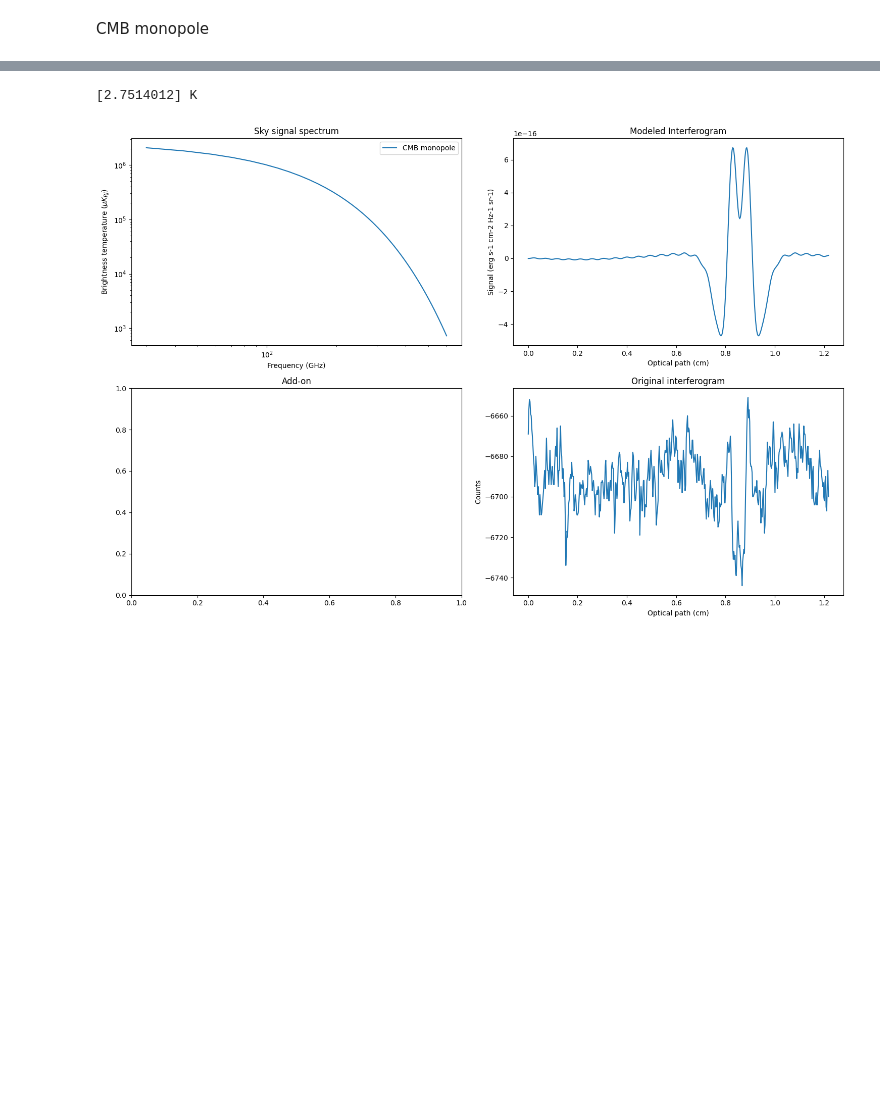
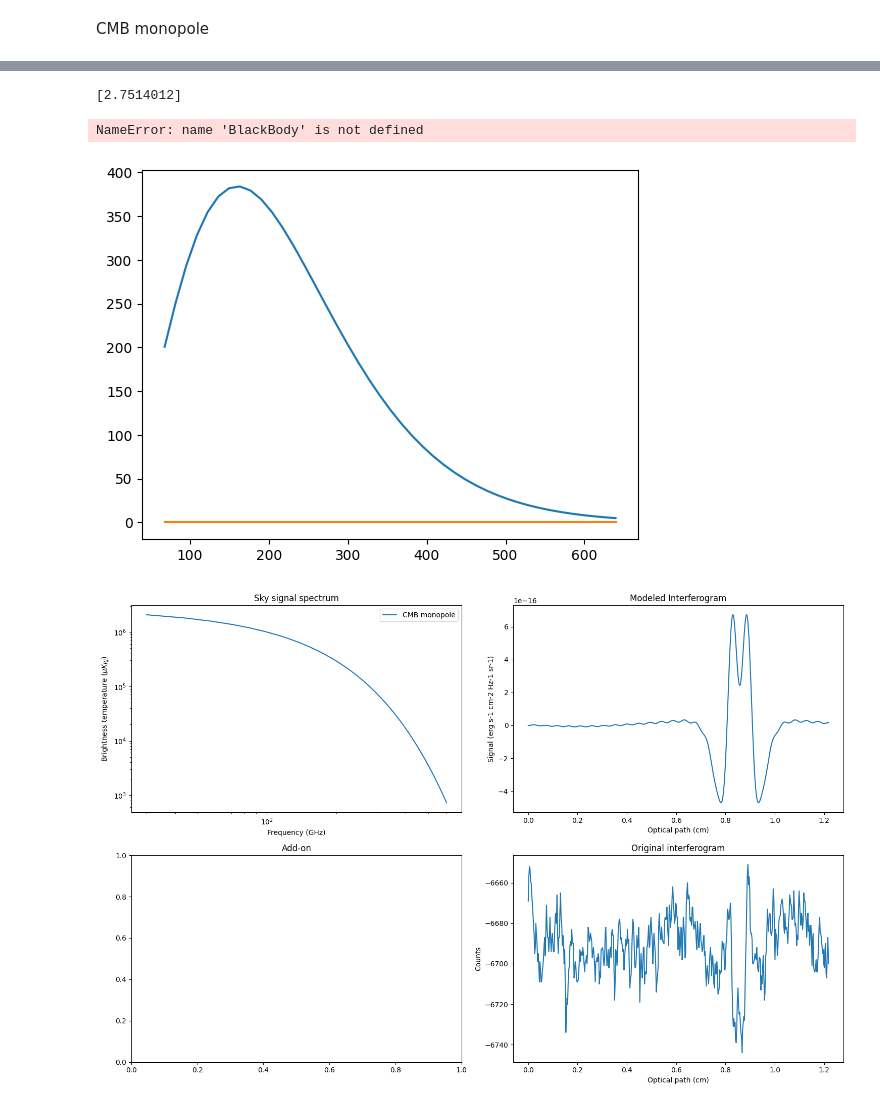
Before and after one commit to Cosmoglobe/FIRAS-Pass5, a Jupyter notebook: commander3/todscripts/firas/src/eda/model_ifg.ipynb, the cells around one changed output, grey strips where cells are left out. Cells and saved outputs as stored; diff of their text form; code cells hidden in the pictures; blank space fills up the shorter version.

Commit message:
started updating model notebook to have the new models and working on up/down scans but data prep has problems

```diff
--- a/commander3/todscripts/firas/src/eda/model_ifg.ipynb
+++ b/commander3/todscripts/firas/src/eda/model_ifg.ipynb
@@ -89,3 +82,18 @@ Low frequency range: 30.0 GHz - 601.3766941456347 GHz
+# %%
+c = 299792458e-7  # cm GHz
+
+# frequency mapping
+nu0 = 68.020812 # ss
+dnu = 13.604162 # ss
+nf = 43 # ll ss
+
+f_ghz = np.linspace(
+    nu0,
+    nu0 + dnu * (nf - 1),
+    nf,
+)
+
+nu_icm = f_ghz / c
 # %%
 # # dGHz = 17 * u.GHz  # Taken from Explanatory Supplement, page 14 for LRES
 # # dGHz = 4.2 * u.GHz  # Taken from Explanatory Supplement, page 14 for hres
@@ -167,23 +176,29 @@ CMB monopole
 ![image-2.png](attachment:image-2.png)
 (BeyondPlanck I. Global Bayesian analysis of the Planck Low Frequency Instrument data)
 # %%
-t_cmb = 2.72548 * u.K  # Fixsen, 2009
+t_cmb = 2.72548  # K,  Fixsen, 2009
 
-bb_cmb = BlackBody(t_cmb)
-bb_cmb = bb_cmb(f_lowf)
-# bb_cmb = bb_cmb.to("erg s-1 cm-2 Hz-1 sr-1", equivalencies=u.spectral_density(f_GHz))
-bb_cmb = bb_cmb.to(u.uK, equivalencies=u.brightness_temperature(f_lowf))
+bb_cmb = planck(f_ghz, np.array(t_cmb))
+plt.plot(f_ghz, bb_cmb)
+# # bb_cmb = bb_cmb.to("erg s-1 cm-2 Hz-1 sr-1", equivalencies=u.spectral_density(f_GHz))
+# bb_cmb = bb_cmb.to(u.uK, equivalencies=u.brightness_temperature(f_lowf))
+bb_cmb = mjy_to_krj(f_ghz, bb_cmb)
+plt.plot(f_ghz, bb_cmb)
 
-t_ical = (0.1 * data_orig_eng["en_analog/grt/a_hi_ical"][eng_id] + 0.9 * data_orig_eng["en_analog/grt/b_hi_ical"][eng_id]) * u.K
+
+t_ical = (0.1 * data_orig_eng["en_analog/grt/a_hi_ical"][eng_id] + 0.9 * data_orig_eng["en_analog/grt/b_hi_ical"][eng_id])
 
 print(t_ical)
 
-bb_ical = BlackBody(t_ical)
-bb_ical = 0.96 * bb_ical(f_lowf)
-# bb_ical = bb_ical.to("erg s-1 cm-2 Hz-1 sr-1", equivalencies=u.spectral_density(f_GHz))
-bb_ical = bb_ical.to(u.uK, equivalencies=u.brightness_temperature(f_lowf))
+bb_ical = planck(f_ghz, t_ical)
+# TODO: CHANGE FOR THE EMISSIVITY MODELS
+# bb_ical = 0.96 * bb_ical(f_lowf)
+# # bb_ical = bb_ical.to("erg s-1 cm-2 Hz-1 sr-1", equivalencies=u.spectral_density(f_GHz))
+# bb_ical = bb_ical.to(u.uK, equivalencies=u.brightness_temperature(f_lowf))
 # %% [output]
-[2.7514012] K
+[2.7514012]
+NameError: name 'BlackBody' is not defined
+[figure, added]
 # %%
 diff, ifg = transform_to_ifg(bb_cmb, bb_ical)
 # %%
```
Also changed, not shown: parts of 3 cells of this notebook, 4 other files.
